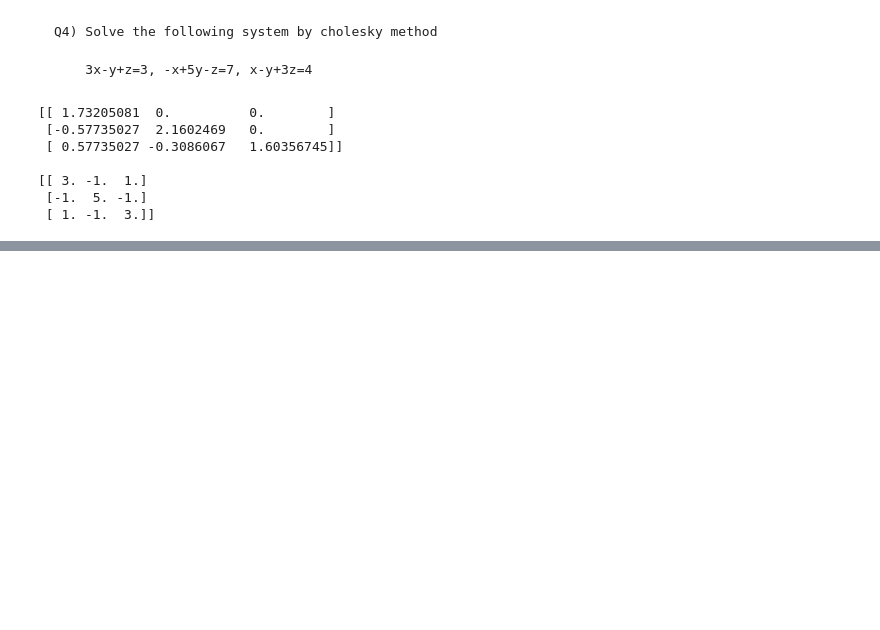
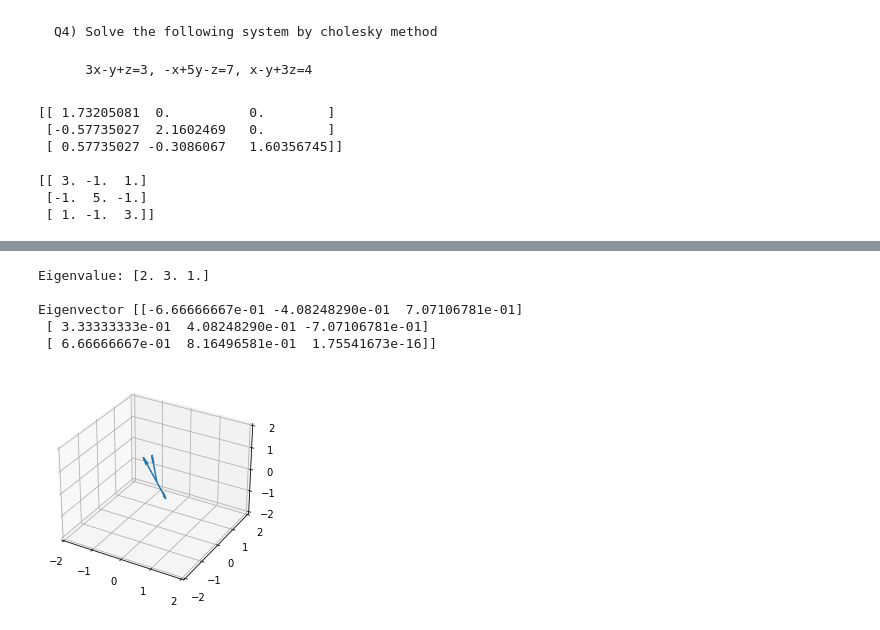
Before and after one commit to rohilahuja3/dsa-and-daa-lab-codes, a Jupyter notebook: final_maths_lab.ipynb, the cells around one changed output, grey strips where cells are left out. Cells and saved outputs as stored; diff of their text form; code cells hidden in the pictures; blank space fills up the shorter version.

```diff
--- a/final_maths_lab.ipynb
+++ b/final_maths_lab.ipynb
@@ -1324,0 +1406,27 @@ print(u)
+# %%
+import numpy as np
+import matplotlib.pyplot as plt
+
+a = np.array([[1, 0, -1], [1, 2, 1], [2, 2, 3]])
+w,v= np.linalg.eig(a)
+print('Eigenvalue:', w,'\n')
+print('Eigenvector', v,'\n')
+
+fig=plt.figure()
+ax=plt.axes(projection='3d')
+ax.set_xlim([-2, 2])
+ax.set_ylim([-2, 2])
+ax.set_zlim([-2, 2])
+start=[0,0,0]
+
+for i, l in enumerate(range(0,3)):
+    ax.quiver(start[0],start[0],start[0],v[0,i],v[1,i],v[2,i])
+
+plt.show()
+# %% [output]
+Eigenvalue: [2. 3. 1.]
+
+Eigenvector [[-6.66666667e-01 -4.08248290e-01  7.07106781e-01]
+ [ 3.33333333e-01  4.08248290e-01 -7.07106781e-01]
+ [ 6.66666667e-01  8.16496581e-01  1.75541673e-16]]
+[figure, added]
```
Also changed, not shown: parts of 47 cells of this notebook, 3 other files.
